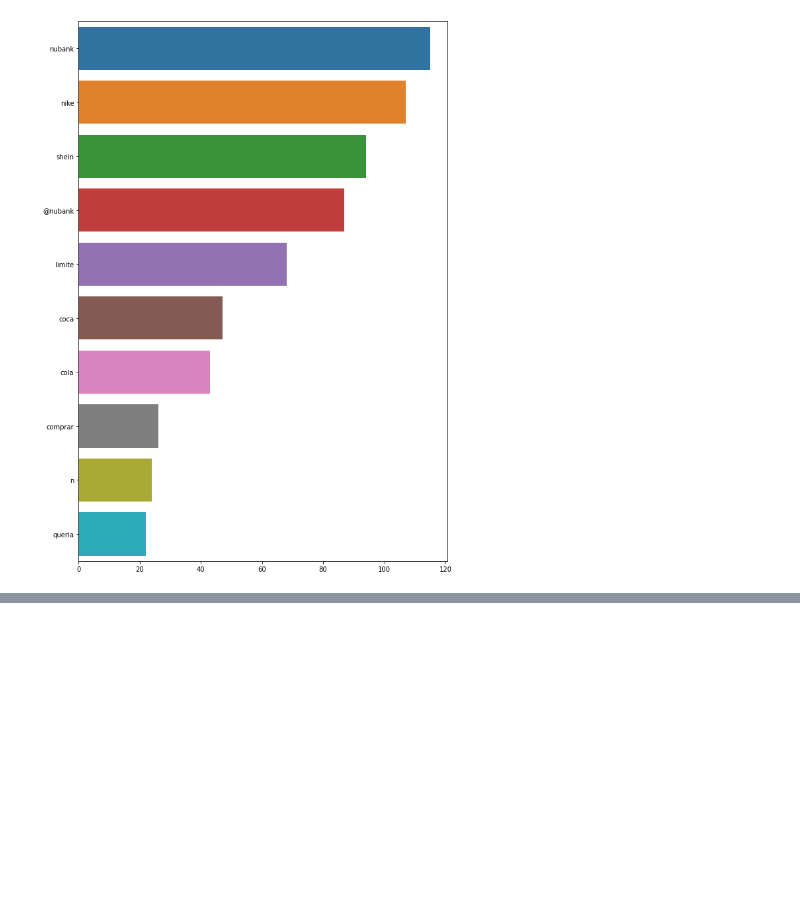
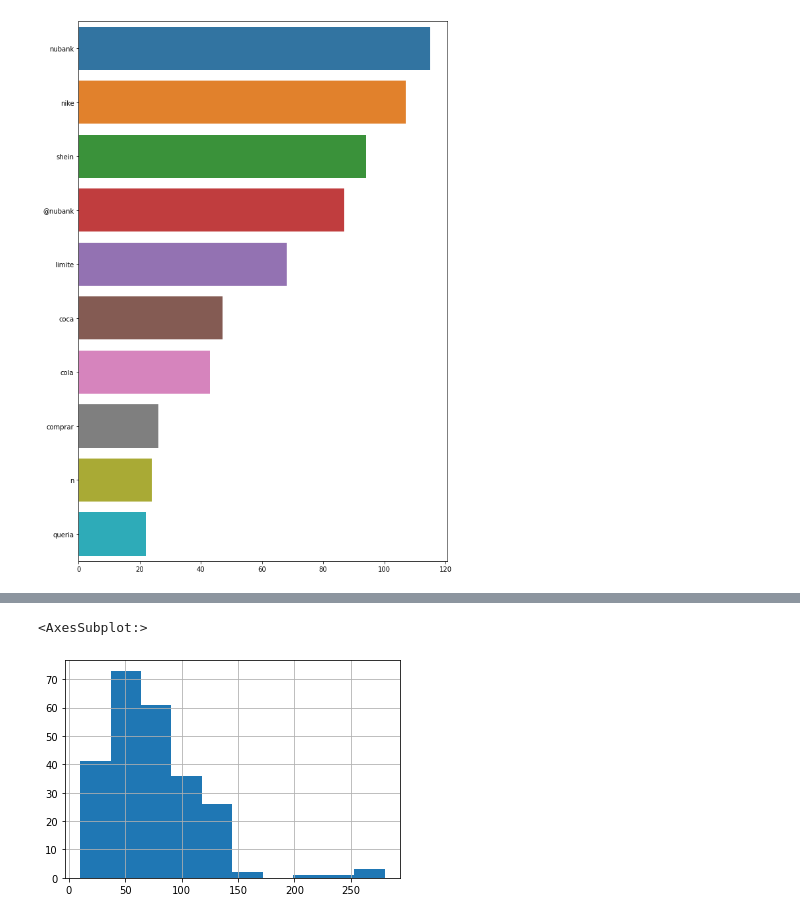
Before and after one commit to empatwi/exploratory-analysis, a Jupyter notebook: exploratory-analysis.ipynb, the cells around one changed output, grey strips where cells are left out. Drawn from its saved outputs; the diff is of its cells as text; code cells hidden in the pictures; blank space fills up the shorter version.

```diff
--- a/exploratory-analysis.ipynb
+++ b/exploratory-analysis.ipynb
@@ -435,0 +439,2 @@ plot_top_non_stopwords_barchart(df_avg_sentiment['tweet_content'])
+# %%
+df_positive = df_avg_sentiment[df_avg_sentiment['avg_sentiment'] == 1]
@@ -435,0 +463,11 @@ plot_top_non_stopwords_barchart(df_avg_sentiment['tweet_content'])
+# %%
+def plot_tweet_avg_lenght(df):
+    # Quantidade de caracteres por tweet
+    return df['tweet_content'].str.len().hist()
+# %%
+# Quantidade de caracteres por tweet positivo
+# Sem a remoção das stopwords
+plot_tweet_avg_lenght(df_positive)
+# %% [output]
+<AxesSubplot:>
+[figure, added]
```
Also changed, not shown: parts of 30 cells of this notebook, 7 other files.
